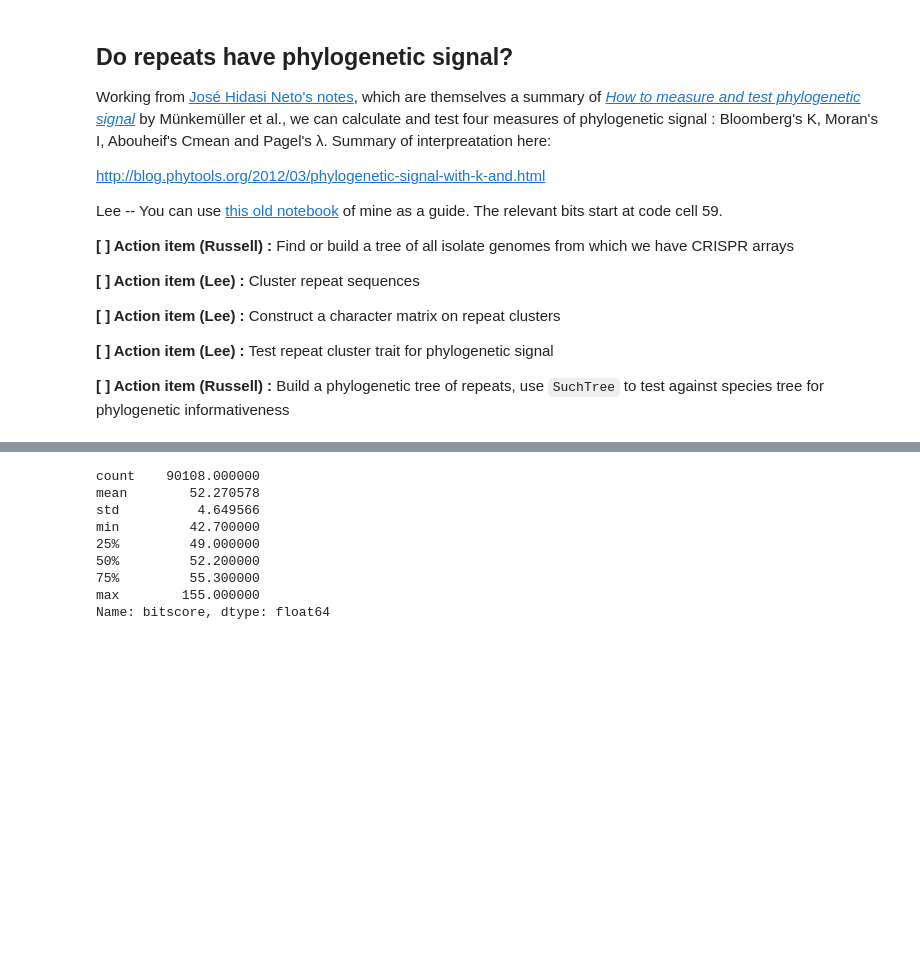
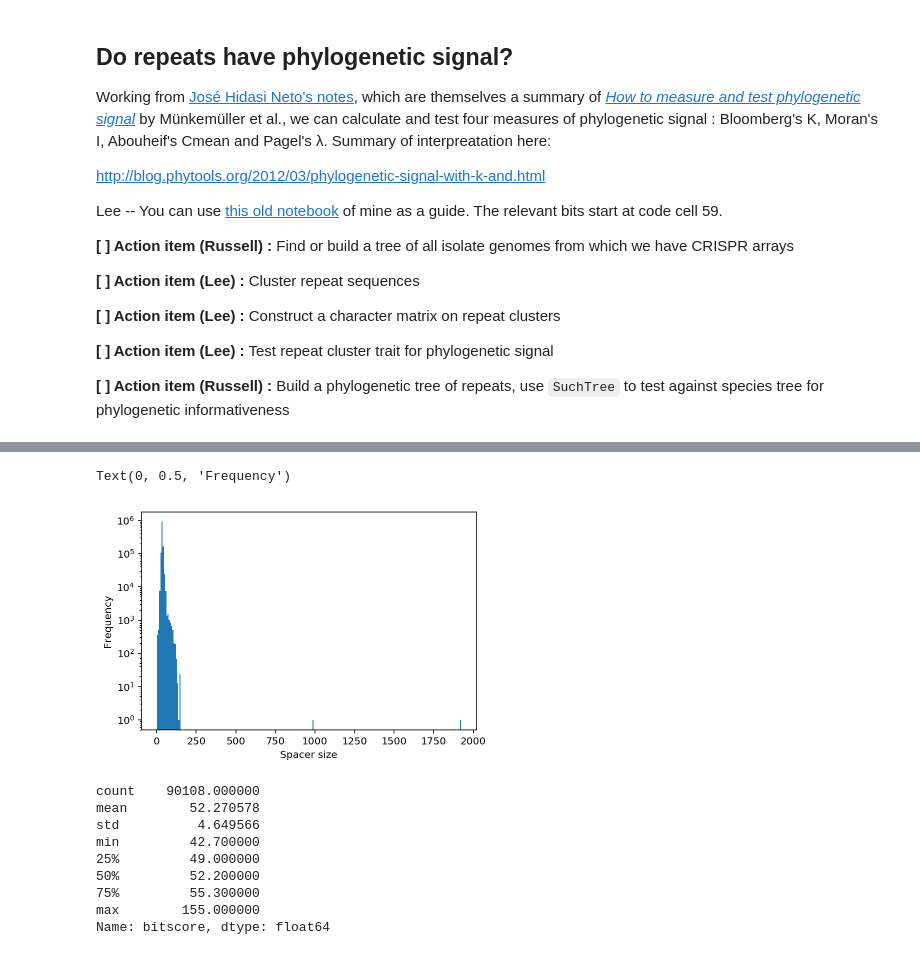
Before and after one commit to camillescott/viralnet, a Jupyter notebook: ViralNetworks.ipynb, the cells around one changed output, grey strips where cells are left out. Cells and saved outputs as stored; diff of their text form; code cells hidden in the pictures; blank space fills up the shorter version.

```diff
--- a/ViralNetworks.ipynb
+++ b/ViralNetworks.ipynb
@@ -618,3 +668,19 @@ Occurrence of arrays with 2, 3, n spacers
         </td>
     </tr>
 </table>
+# %%
+progbar = pyprind.ProgBar( 1218600, title='measuring spacer lengths...' )
+spacer_sizes = zeros(1218600)
+i = 0
+with open ( 'data/viral_spacers.fna' ) as f :
+    for line in f.readlines() :
+        if line.startswith('>') : continue
+        progbar.update()
+        spacer_sizes[i] = len(line) - 1
+        i = i + 1
+
+hist( spacer_sizes, 256 )
+semilogy()
+xlabel( 'Spacer size' )
+ylabel( 'Frequency' )
+# %% [output]
@@ -621,3 +690,5 @@ Occurrence of arrays with 2, 3, n spacers
+Text(0, 0.5, 'Frequency')
+[figure, added]
 # %%
 bit_min = min( df['bitscore'] )
 bit_max = max( df['bitscore'] )
```
Also changed, not shown: parts of 7 cells of this notebook, 1 other file.
